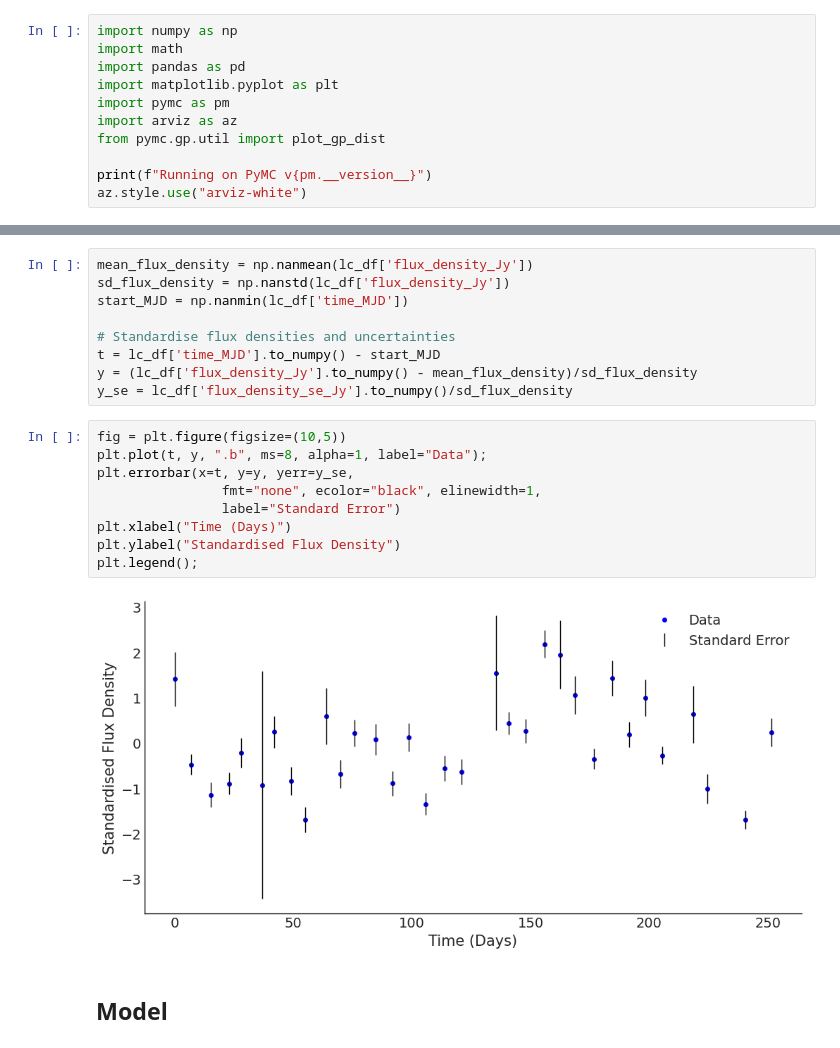
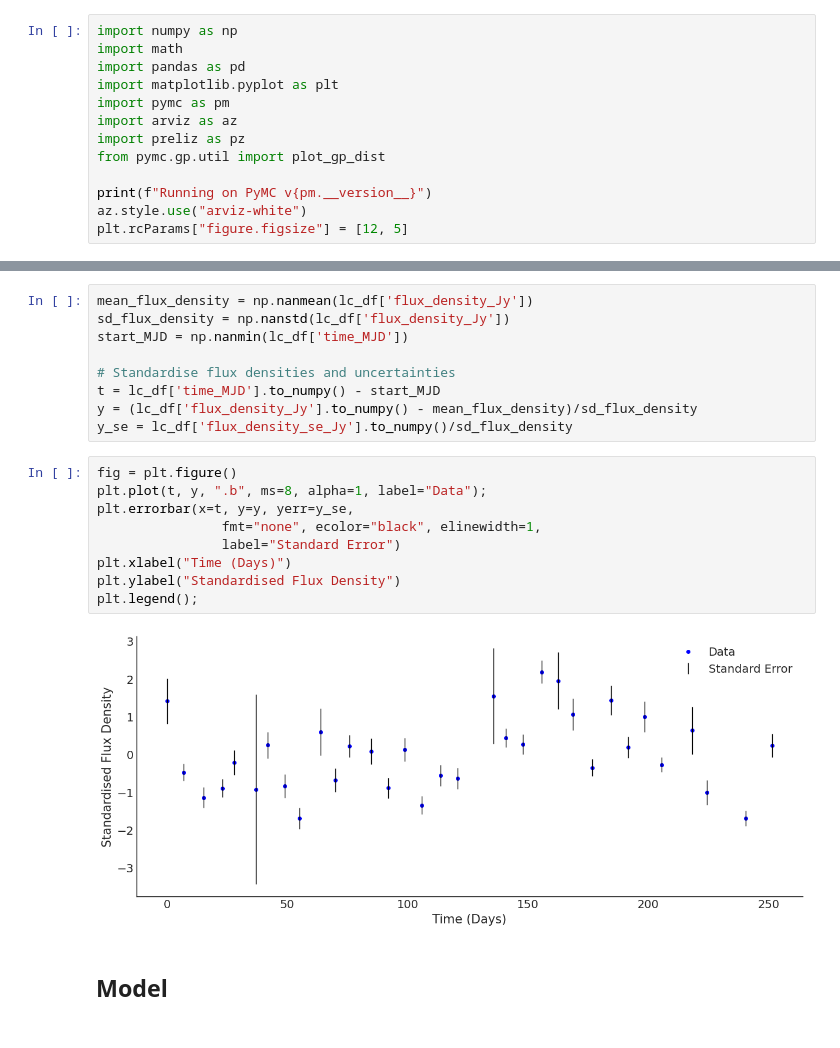
Before and after one commit to shihchingfu/fu2025_transients_gp, a Jupyter notebook: thunderkat-lc-gp-workflow.ipynb, the cells around one changed output, grey strips where cells are left out. Drawn from its saved outputs; the diff is of its cells as text.

```diff
--- a/thunderkat-lc-gp-workflow.ipynb
+++ b/thunderkat-lc-gp-workflow.ipynb
@@ -13,10 +13,12 @@ import pandas as pd
 import matplotlib.pyplot as plt
 import pymc as pm
 import arviz as az
+import preliz as pz
 from pymc.gp.util import plot_gp_dist
 
 print(f"Running on PyMC v{pm.__version__}")
 az.style.use("arviz-white")
+plt.rcParams["figure.figsize"] = [12, 5]
 # %% [output]
 WARNING (pytensor.tensor.blas): Using NumPy C-API based implementation for BLAS functions.
 Running on PyMC v5.18.2
@@ -53,16 +55,16 @@ t = lc_df['time_MJD'].to_numpy() - start_MJD
 y = (lc_df['flux_density_Jy'].to_numpy() - mean_flux_density)/sd_flux_density
 y_se = lc_df['flux_density_se_Jy'].to_numpy()/sd_flux_density
 # %%
-fig = plt.figure(figsize=(10,5))
+fig = plt.figure()
 plt.plot(t, y, ".b", ms=8, alpha=1, label="Data");
 plt.errorbar(x=t, y=y, yerr=y_se,
                 fmt="none", ecolor="black", elinewidth=1,
                 label="Standard Error")
 plt.xlabel("Time (Days)")
 plt.ylabel("Standardised Flux Density")
 plt.legend();
 # %% [output]
-[figure, old version]
+[figure, new version]
 # %% [markdown]
 ## Model
 # %% [markdown]
```
Also changed, not shown: parts of 14 cells of this notebook.
